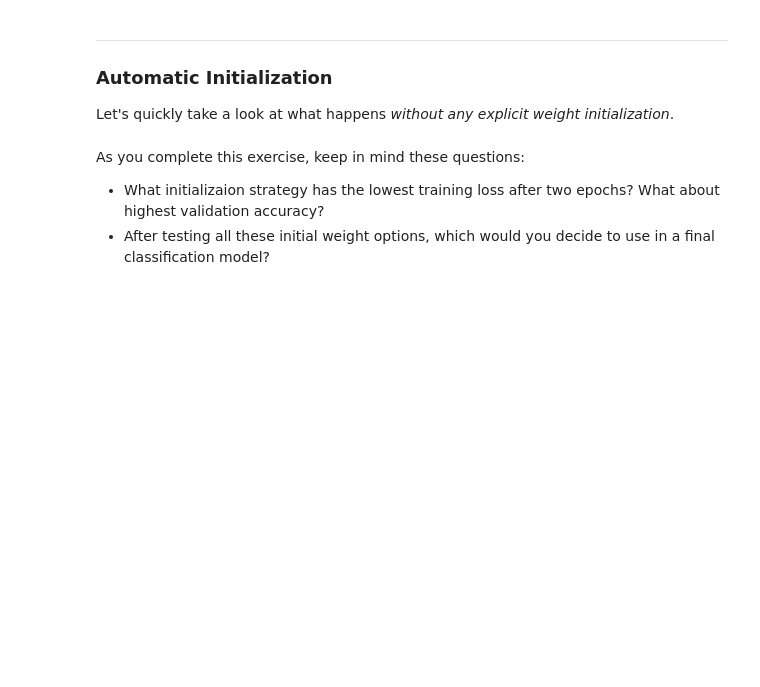
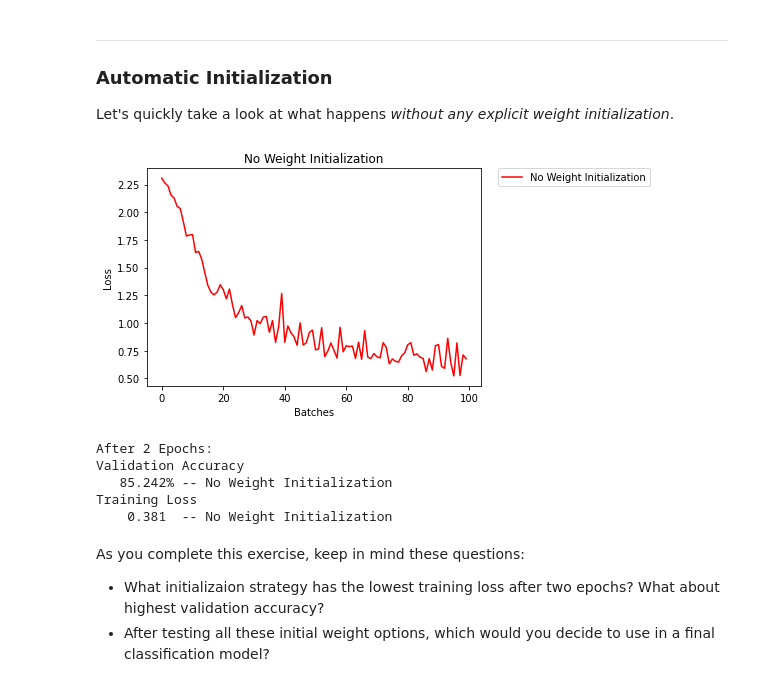
Before and after one commit to KritiShahi/Udacity-Deep-Learning-Nanodegree, a Jupyter notebook: weight-initialization/weight_initialization_exercise.ipynb, the cells around one changed output. Drawn from its saved outputs; the diff is of its cells as text; code cells hidden in the pictures; blank space fills up the shorter version.

Commit message:
Completed Automatic Initialization part

```diff
--- a/weight-initialization/weight_initialization_exercise.ipynb
+++ b/weight-initialization/weight_initialization_exercise.ipynb
@@ -457,8 +446,21 @@ The normal distribution gives us pretty similar behavior compared to the uniform
 Let's quickly take a look at what happens *without any explicit weight initialization*.
 # %%
 ## Instantiate a model with _no_ explicit weight initialization
+model_no_explicit_initialization = Net()
+model_list = [(model_no_explicit_initialization, 'No Weight Initialization')]
 # %%
 ## evaluate the behavior using helpers.compare_init_weights
+helpers.compare_init_weights(model_list,
+                             'No Weight Initialization',
+                             train_loader,
+                             valid_loader)
+# %% [output]
+[figure, added]
+After 2 Epochs:
+Validation Accuracy
+   85.242% -- No Weight Initialization
+Training Loss
+    0.381  -- No Weight Initialization
 # %% [markdown]
 As you complete this exercise, keep in mind these questions:
 * What initializaion strategy has the lowest training loss after two epochs? What about highest validation accuracy?
```
Also changed, not shown: parts of 8 cells of this notebook.
